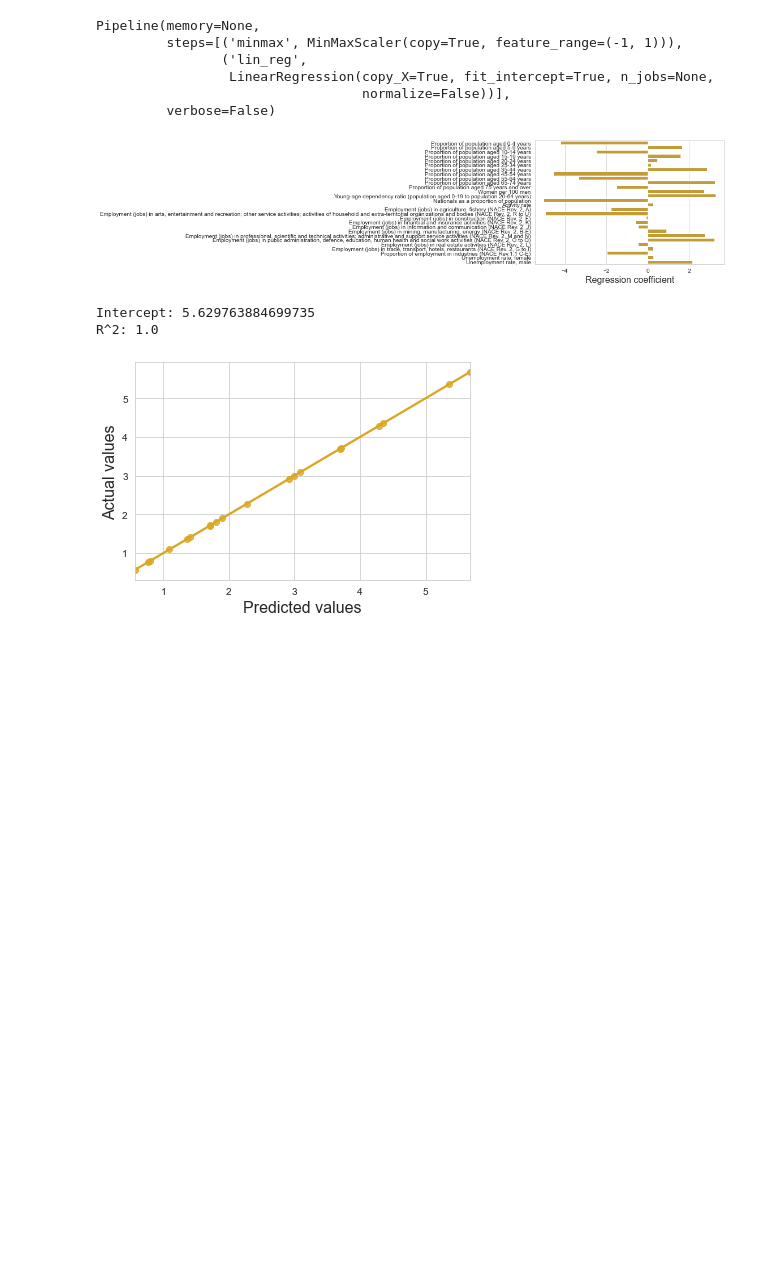
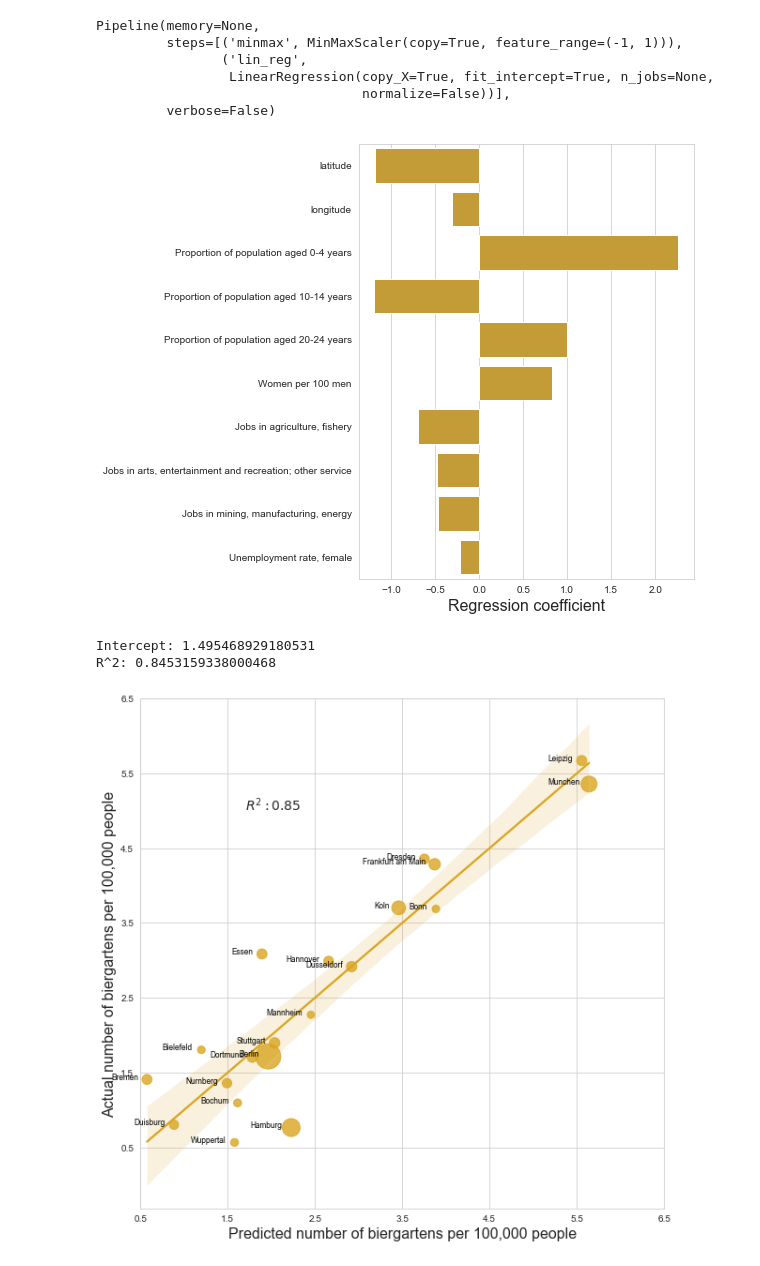
Before and after one commit to Mtale/Coursera_Capstone, a Jupyter notebook: Analysis.ipynb, the cells around one changed output. Saved outputs shown, nothing was run; the diff lists cells and outputs as text; code cells hidden in the pictures; blank space fills up the shorter version.

```diff
--- a/Analysis.ipynb
+++ b/Analysis.ipynb
@@ -387,7 +401,10 @@ R^2: 0.9413685290477354
 # Does local living standard explain biergarten density in region?
 # %%
 # Create modeling dataset
-X_cols = ['latitude','longitude','Activity rate',
+X_cols = [
+        'latitude',
+        'longitude',
+        'Activity rate',
         'Employment (jobs) in agriculture, fishery (NACE Rev. 2, A)',
         'Employment (jobs) in arts, entertainment and recreation; other service activities; activities of household and extra-territorial organizations and bodies (NACE Rev. 2, R to U)',
         'Employment (jobs) in construction (NACE Rev. 2, F)',
@@ -509,6 +550,18 @@ X.rename(columns={'Proportion of total population aged 55-64':'Proportion of pop
 
 # Create target variable
 y = data_counts['biergarten_count_100k']
+# %%
+# Create correlation matrix
+corr_matrix = X.corr().abs()
+
+# Select upper triangle of correlation matrix
+upper = corr_matrix.where(np.triu(np.ones(corr_matrix.shape), k=1).astype(np.bool))
+
+# Find index of feature columns with correlation greater than 0.7
+to_drop = [column for column in upper.columns if any(upper[column] > 0.7)]
+
+# Drop features
+X.drop(X[to_drop], axis=1, inplace=True)
 # %%
 # Pipeline for linear regression
 lin_reg_pipe = Pipeline([
@@ -526,24 +579,41 @@ Pipeline(memory=None,
          verbose=False)
 # %%
 # Plot regression coeffiecient
+plt.figure(figsize=(6,8))
 barplot_data = pd.concat([pd.Series(X.columns.to_list()), pd.Series(lin_reg_pipe['lin_reg'].coef_)], axis=1)
 barplot_data.columns = ['variable', 'coef']
 ax=sns.barplot(y='variable', x='coef', data=barplot_data, color=color)
 ax.axes.set_ylabel('')
 ax.axes.set_xlabel('Regression coefficient', fontdict={'fontsize':16})
 plt.show()
 
 # Print regression measures
 print('Intercept: {}'.format(lin_reg_pipe['lin_reg'].intercept_))
 print('R^2: {}'.format(lin_reg_pipe.score(X,y)))
 
 # Plot predictions and actuals
-g = sns.regplot(lin_reg_pipe.predict(X), y, color=color)
-g.axes.set_xlabel('Predicted values', fontdict={'fontsize':16})
-g.axes.set_ylabel('Actual values', fontdict={'fontsize':16})
+slope, intercept, r_value, p_value, std_err = stats.linregress(lin_reg_pipe.predict(X),y)
+plt.figure(figsize=(10,10))
+g = sns.regplot(lin_reg_pipe.predict(X), y, color=color
+                , scatter_kws={'s':data_counts['total_population']/5000})
+g.axes.set_xlabel('Predicted number of biergartens per 100,000 people', fontdict={'fontsize':16})
+g.axes.set_ylabel('Actual number of biergartens per 100,000 people', fontdict={'fontsize':16})
+g.text(1.7, 5, r'$R^2:{0:.2f}$'.format(r_value**2), fontdict={'fontsize':14})
+g.set_xticks(np.arange(0.5,7,1))
+g.set_yticks(np.arange(0.5,7,1))
+
+for line in range(0, data_counts.shape[0]):
+    g.text(x=lin_reg_pipe.predict(X)[line]-0.1
+            , y=y[line]
+            , s=data_counts.city[line]
+            , horizontalalignment='right'
+            , verticalalignment='baseline'
+            , size='small'
+            , color='black')
+
 plt.show()
 # %% [output]
-[figure, old version]
+[figure, new version]
-Intercept: 5.629763884699735
-R^2: 1.0
+Intercept: 1.495468929180531
+R^2: 0.8453159338000468
-[figure, old version]
+[figure, new version]
```
Also changed, not shown: parts of 6 cells of this notebook.
